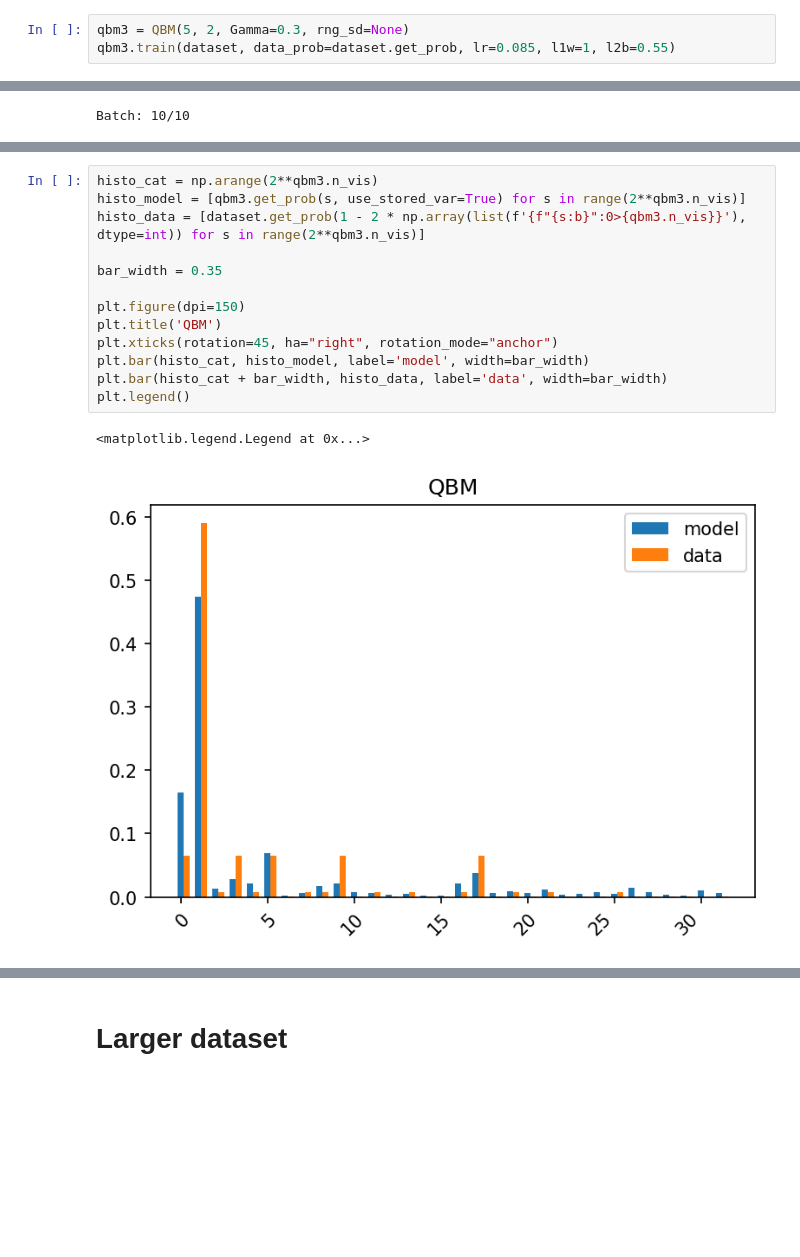
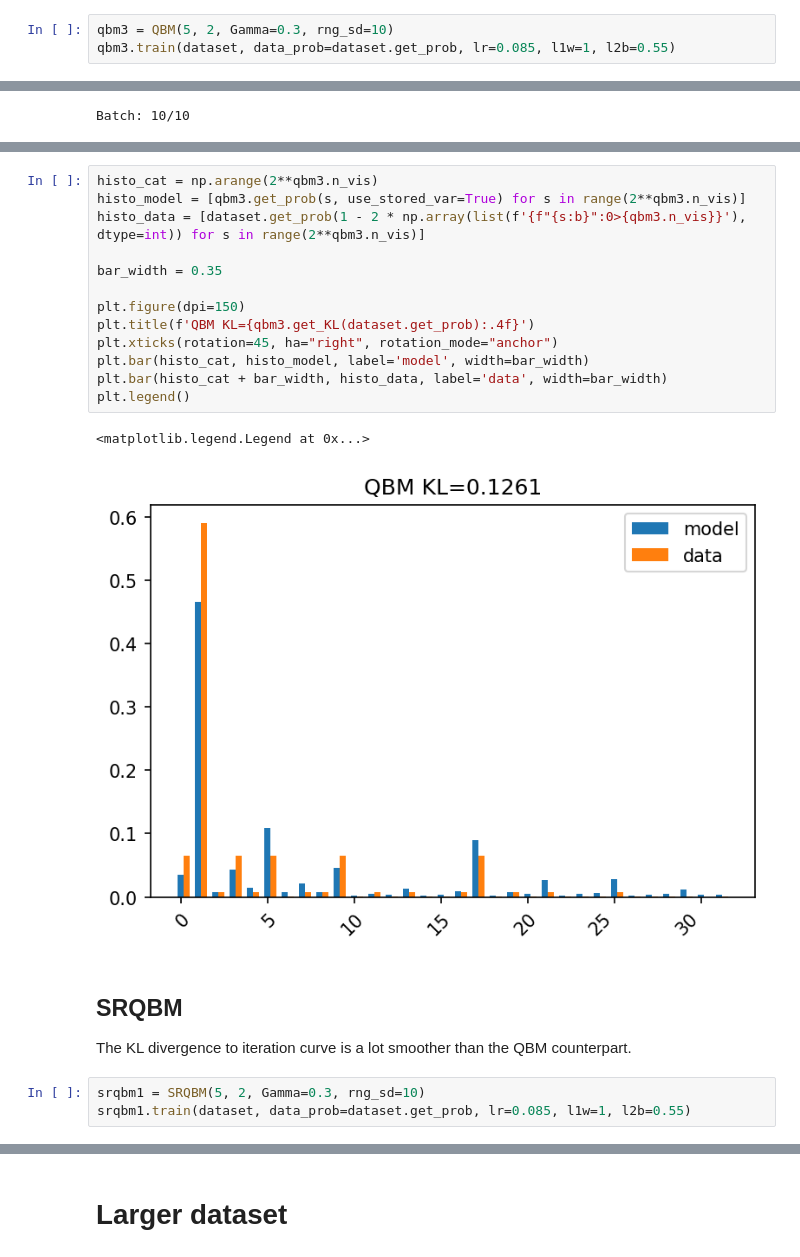
Before and after one commit to haoyudoingthings/QBM, a Jupyter notebook: Boltzmann-Machine.ipynb, the cells around one changed output, grey strips where cells are left out. Cells and saved outputs as stored; diff of their text form; blank space fills up the shorter version.

```diff
--- a/Boltzmann-Machine.ipynb
+++ b/Boltzmann-Machine.ipynb
@@ -198,7 +198,7 @@ Local fields b seems harder to train
 
 lr=0.085, l1w=1, l2b=0.25 seems good <- nah
 # %%
-qbm3 = QBM(5, 2, Gamma=0.3, rng_sd=None)
+qbm3 = QBM(5, 2, Gamma=0.3, rng_sd=10)
 qbm3.train(dataset, data_prob=dataset.get_prob, lr=0.085, l1w=1, l2b=0.55)
 # %% [output]
 Batch: 1/10
@@ -221,16 +221,22 @@ plt.plot(qbm3.KL_history)
 # %%
 histo_cat = np.arange(2**qbm3.n_vis)
 histo_model = [qbm3.get_prob(s, use_stored_var=True) for s in range(2**qbm3.n_vis)]
 histo_data = [dataset.get_prob(1 - 2 * np.array(list(f'{f"{s:b}":0>{qbm3.n_vis}}'), dtype=int)) for s in range(2**qbm3.n_vis)]
 
 bar_width = 0.35
 
 plt.figure(dpi=150)
-plt.title('QBM')
+plt.title(f'QBM KL={qbm3.get_KL(dataset.get_prob):.4f}')
 plt.xticks(rotation=45, ha="right", rotation_mode="anchor")
 plt.bar(histo_cat, histo_model, label='model', width=bar_width)
 plt.bar(histo_cat + bar_width, histo_data, label='data', width=bar_width)
 plt.legend()
 # %% [output]
 <matplotlib.legend.Legend at 0x...>
-[figure, old version]
+[figure, new version]
+# %% [markdown]
+## SRQBM
+The KL divergence to iteration curve is a lot smoother than the QBM counterpart.
+# %%
+srqbm1 = SRQBM(5, 2, Gamma=0.3, rng_sd=10)
+srqbm1.train(dataset, data_prob=dataset.get_prob, lr=0.085, l1w=1, l2b=0.55)
```
Also changed, not shown: parts of 14 cells of this notebook.
